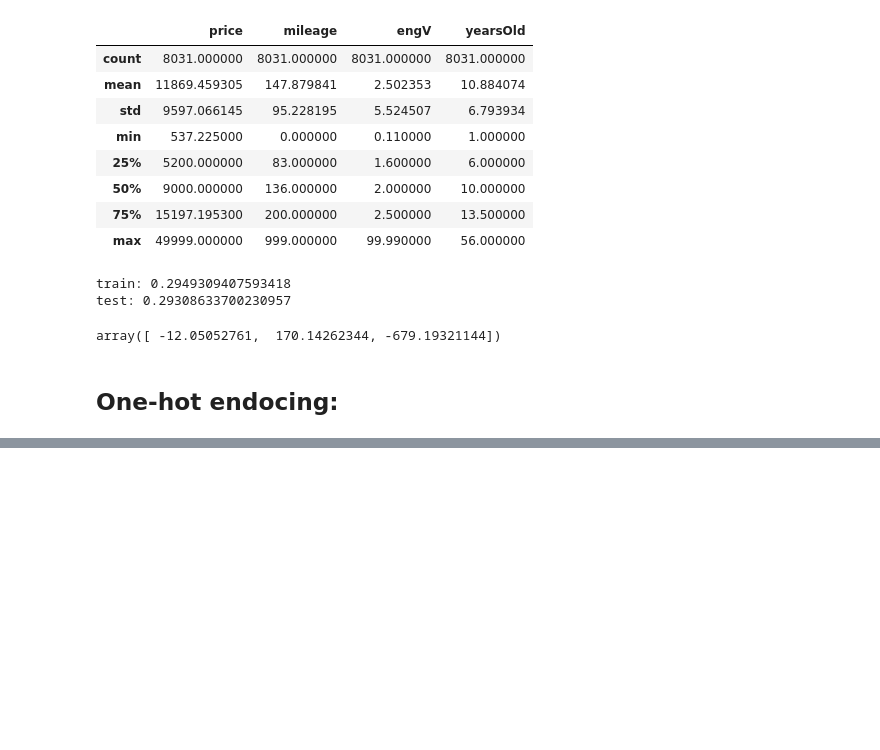
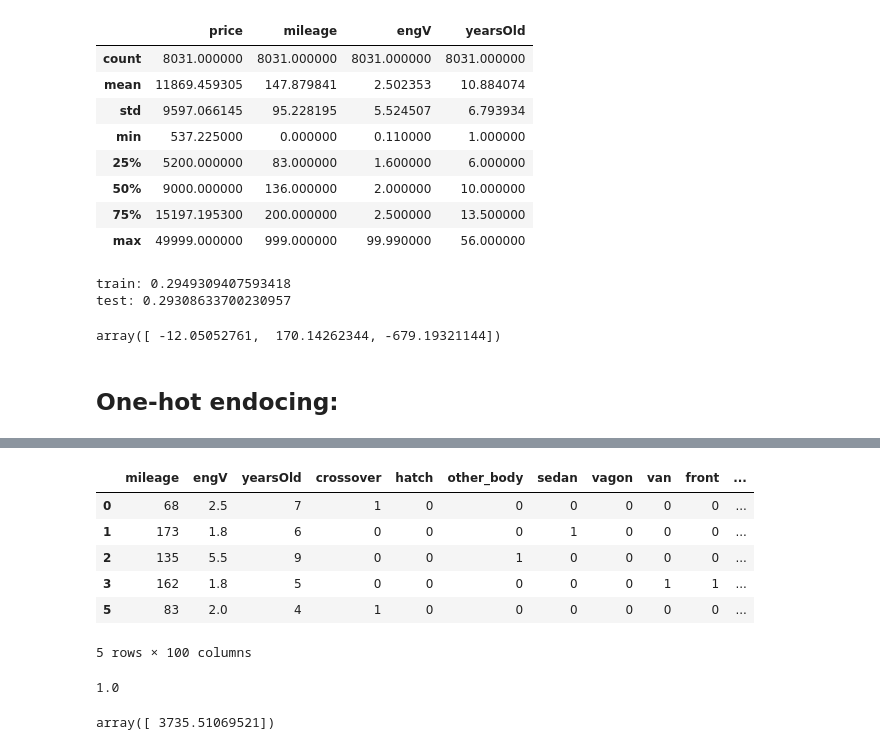
Before and after one commit to antoans/ML_with_Python_FMI, a Jupyter notebook: automobile_data_exploration/automobile_nb.ipynb, the cells around one changed output, grey strips where cells are left out. Drawn from its saved outputs; the diff is of its cells as text; code cells hidden in the pictures; blank space fills up the shorter version.

```diff
--- a/automobile_data_exploration/automobile_nb.ipynb
+++ b/automobile_data_exploration/automobile_nb.ipynb
@@ -270,3 +358,36 @@ sns.regplot(y, regr.predict(X))
+# %%
+X.head()
+# %% [output]
+|  | mileage | engV | yearsOld | crossover | hatch | other_body | sedan | vagon | van | front | ... |
+| 0 | 68 | 2.5 | 7 | 1 | 0 | 0 | 0 | 0 | 0 | 0 | ... |
+| 1 | 173 | 1.8 | 6 | 0 | 0 | 0 | 1 | 0 | 0 | 0 | ... |
+| 2 | 135 | 5.5 | 9 | 0 | 0 | 1 | 0 | 0 | 0 | 0 | ... |
+| 3 | 162 | 1.8 | 5 | 0 | 0 | 0 | 0 | 0 | 1 | 1 | ... |
+| 5 | 83 | 2.0 | 4 | 1 | 0 | 0 | 0 | 0 | 0 | 0 | ... |
+5 rows × 100 columns
+# %%
+example = X.iloc[4].copy()
+print(example['Nissan'])
+example['Nissan'] = 0
+example['crossover'] = 0
+example['full'] = 0
+example['Petrol'] = 0
+
+# Fill below to test your own car:
+example['Fiat'] = 1
+example['mileage'] = 210 * 0.62
+example['engV'] = 1.6
+example['yearsOld'] = 18
+example['hatch'] = 1
+example['front'] = 1
+example['Petrol'] = 1
+example;
+# %% [output]
+1.0
+# %%
+model.predict([example])
+# %% [output]
+array([ 3735.51069521])
 # %% [markdown]
 # Conclusion:
 
```
Also changed, not shown: parts of 16 cells of this notebook.
